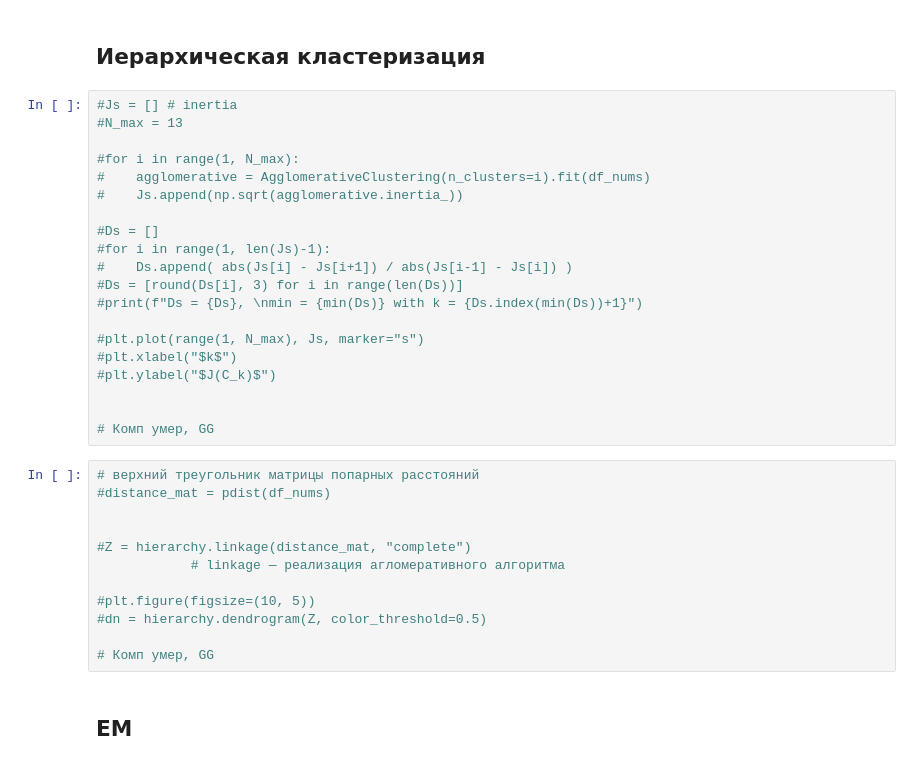
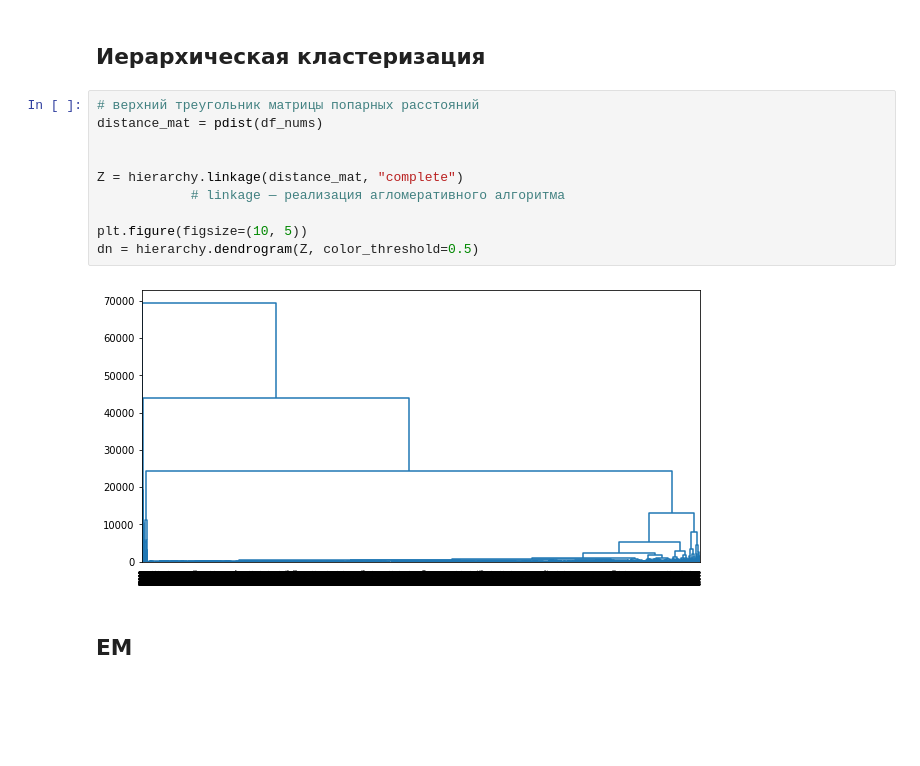
Before and after one commit to The220th/etu2022_AI_ML_NN, a Jupyter notebook: ML/lab2/lab2.ipynb, the cells around one changed output. Cells and saved outputs as stored; diff of their text form; blank space fills up the shorter version.

```diff
--- a/ML/lab2/lab2.ipynb
+++ b/ML/lab2/lab2.ipynb
@@ -592,38 +592,18 @@ Silhouette says: 0.08528389910239316
 [figure]
 # %% [markdown]
 ## Иерархическая кластеризация
-# %%
-#Js = [] # inertia
-#N_max = 13
-
-#for i in range(1, N_max):
-#    agglomerative = AgglomerativeClustering(n_clusters=i).fit(df_nums)
-#    Js.append(np.sqrt(agglomerative.inertia_))
-
-#Ds = []
-#for i in range(1, len(Js)-1):
-#    Ds.append( abs(Js[i] - Js[i+1]) / abs(Js[i-1] - Js[i]) )
-#Ds = [round(Ds[i], 3) for i in range(len(Ds))]
-#print(f"Ds = {Ds}, \nmin = {min(Ds)} with k = {Ds.index(min(Ds))+1}")
-
-#plt.plot(range(1, N_max), Js, marker="s")
-#plt.xlabel("$k$")
-#plt.ylabel("$J(C_k)$")
-
-
-# Комп умер, GG
 # %%
 # верхний треугольник матрицы попарных расстояний
-#distance_mat = pdist(df_nums)
+distance_mat = pdist(df_nums)
 
 
-#Z = hierarchy.linkage(distance_mat, "complete")
+Z = hierarchy.linkage(distance_mat, "complete")
             # linkage — реализация агломеративного алгоритма
 
-#plt.figure(figsize=(10, 5))
-#dn = hierarchy.dendrogram(Z, color_threshold=0.5)
-
-# Комп умер, GG
+plt.figure(figsize=(10, 5))
+dn = hierarchy.dendrogram(Z, color_threshold=0.5)
+# %% [output]
+[figure, added]
 # %% [markdown]
 ## EM
 # %%
```
Also changed, not shown: parts of 2 cells of this notebook.
